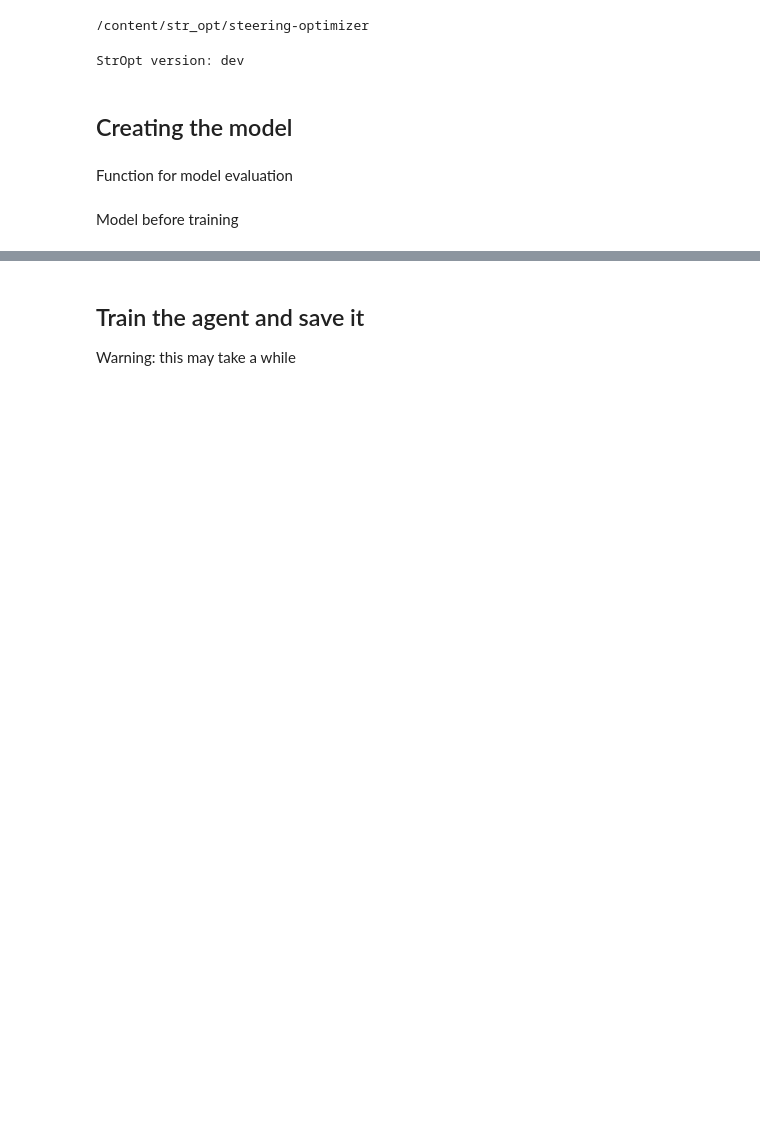
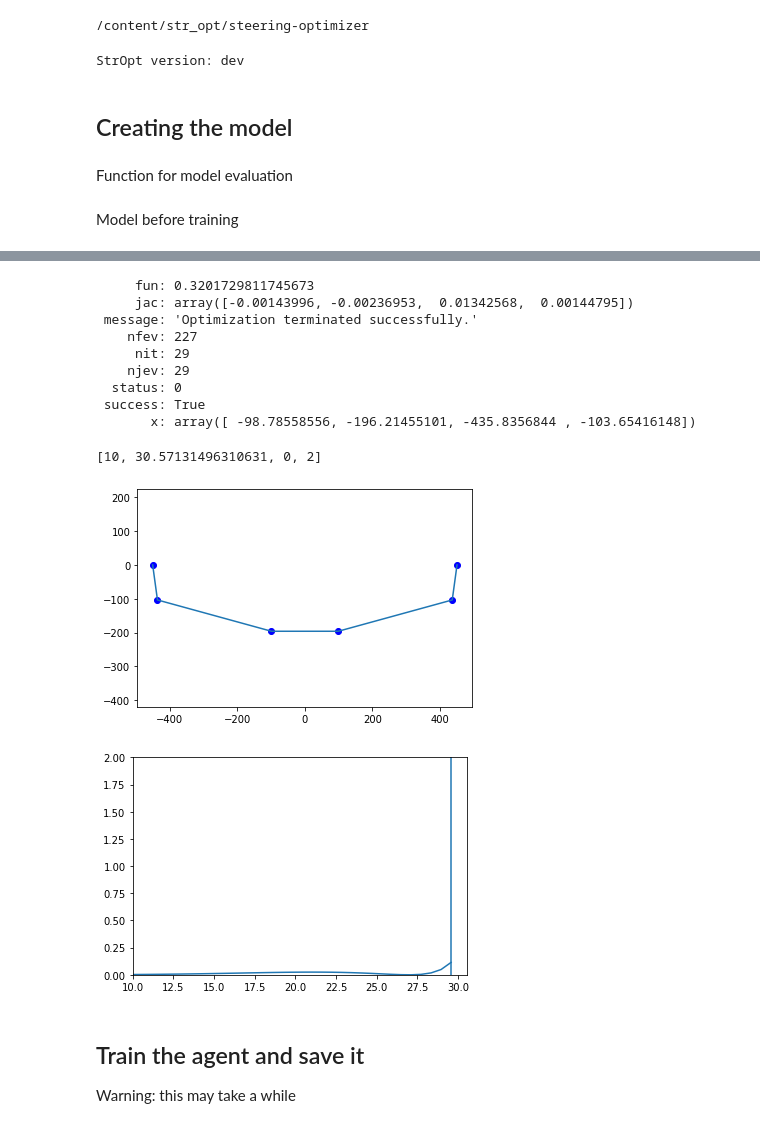
Before and after one commit to tamasdoka/str_opt, a Jupyter notebook: steering_optimizer_colab.ipynb, the cells around one changed output, grey strips where cells are left out. Saved outputs shown, nothing was run; the diff lists cells and outputs as text; code cells hidden in the pictures; blank space fills up the shorter version.

```diff
--- a/steering_optimizer_colab.ipynb
+++ b/steering_optimizer_colab.ipynb
@@ -125,3 +140,37 @@ Best state: [ -93.67301898 -171.07768053 -422.78257589  -86.18850968]
+# %%
+# Searching optimal solution with scipy.optimize
+
+import matplotlib.pyplot as plt
+
+solution = env.geometry_optimize()
+print(solution)
+
+val = solution.x
+plt.plot([env.KPLX, val[2], val[0], -val[0], -val[2], -env.KPLX], [env.KPLY, val[3], val[1], val[1], val[3], env.KPLY], 'bo')
+plt.plot([env.KPLX, val[2], val[0], -val[0], -val[2], -env.KPLX], [env.KPLY, val[3], val[1], val[1], val[3], env.KPLY])
+plt.axis('equal')
+
+env.state = solution.x
+
+env.step(0)
+
+plt.figure()
+plt.plot(env.check_r*180/np.pi, env.check_error*180/np.pi)
+plt.axvline(x=env.border_ang / np.pi * 180)
+plt.axis([10, (env.border_ang / np.pi * 180) + 1, 0, 2])
+# %% [output]
+     fun: 0.3201729811745673
+     jac: array([-0.00143996, -0.00236953,  0.01342568,  0.00144795])
+ message: 'Optimization terminated successfully.'
+    nfev: 227
+     nit: 29
+    njev: 29
+  status: 0
+ success: True
+       x: array([ -98.78558556, -196.21455101, -435.8356844 , -103.65416148])
+[10, 30.57131496310631, 0, 2]
+[figure, added]
+[figure, added]
 # %% [markdown]
 ## Train the agent and save it
 
```
Also changed, not shown: parts of 8 cells of this notebook.
